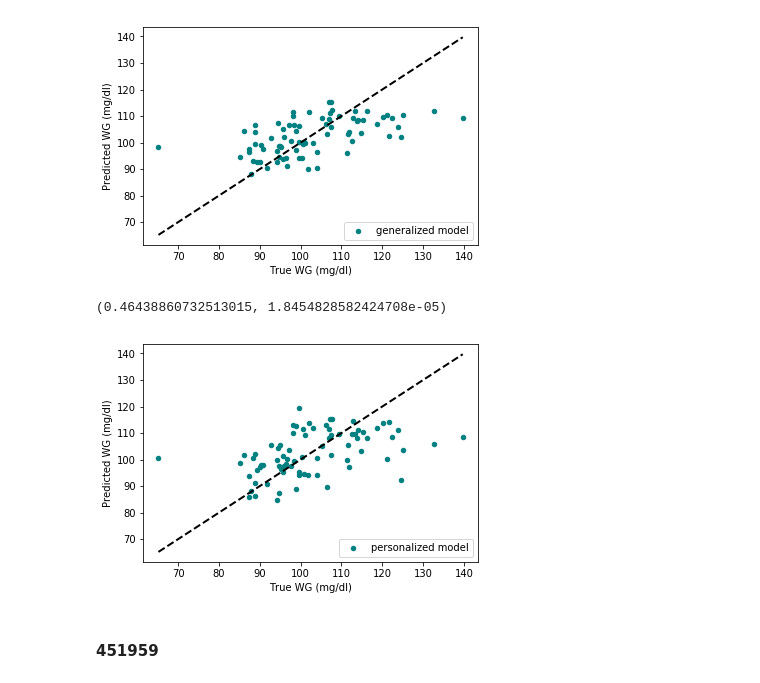
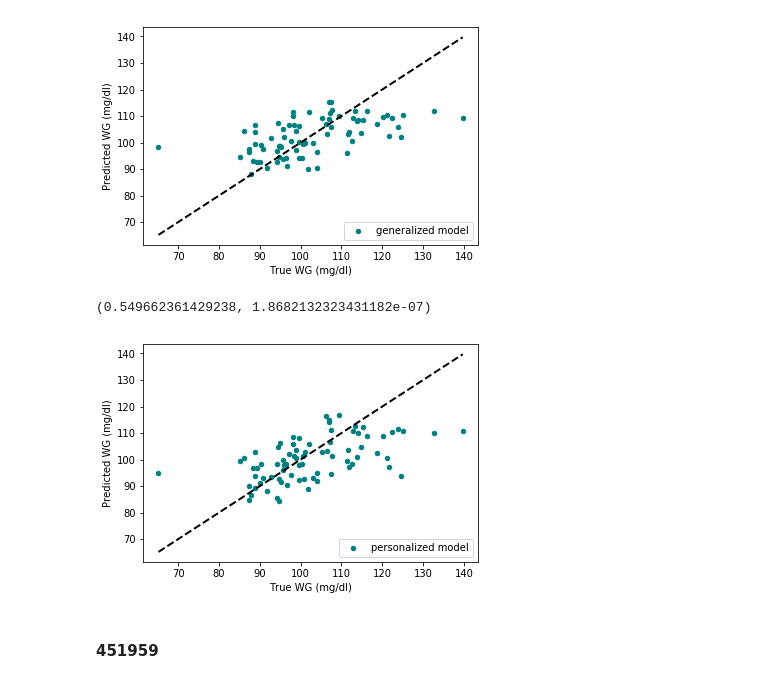
Before and after one commit to ElviraMingazova/MA_Thesis, a Jupyter notebook: Predictions from the diet and personal features.ipynb, the cells around one changed output. Saved outputs shown, nothing was run; the diff lists cells and outputs as text; code cells hidden in the pictures.

Commit message:
personalized predictions update

```diff
--- a/Predictions from the diet and personal features.ipynb
+++ b/Predictions from the diet and personal features.ipynb
@@ -2189,12 +2197,18 @@ predict_general(rc_533401_allf, xgbr, savefig=False, location='figures/533401_pr
 (0.5482843112063718, 2.0331815844964613e-07)
 [figure]
 # %%
-X_533401, xgbr_533401 = predict_pers(rc_533401[['food_weight_total', 'carbohydrate_g_total', 'std',
-                    'caloric%fat_total', 'iAUC_ld', 'weight_b', 'wakeup_glucose']],
-            max_depth=2, n_estimators=60, min_child_weight=7,colsample_bytree=0.9, savefig=False, location='533401_prediction_personalized')
+X_533401, xgbr_533401 = predict_pers(rc_533401[['energy_kcal_total',
+ 'carbohydrate_g_total',
+ 'caffeine_mg_total',
+ 'food_weight_total',
+ 'sodium_mg_total',
+ 'carbs/lipids_total',
+ 'caloric%carbs_total',
+ 'caloric%fat_total', 'sugarstotal_g_b', 'weight_b', 'wakeup_glucose']],
+            max_depth=5, n_estimators=40, min_child_weight=7,colsample_bytree=0.9, savefig=False, location='533401_prediction_personalized')
 # %% [output]
-(0.46438860732513015, 1.8454828582424708e-05)
+(0.549662361429238, 1.8682132323431182e-07)
-[figure, old version]
+[figure, new version]
 # %% [markdown]
 #### 451959
 # %%
```
Also changed, not shown: parts of 5 cells of this notebook.
